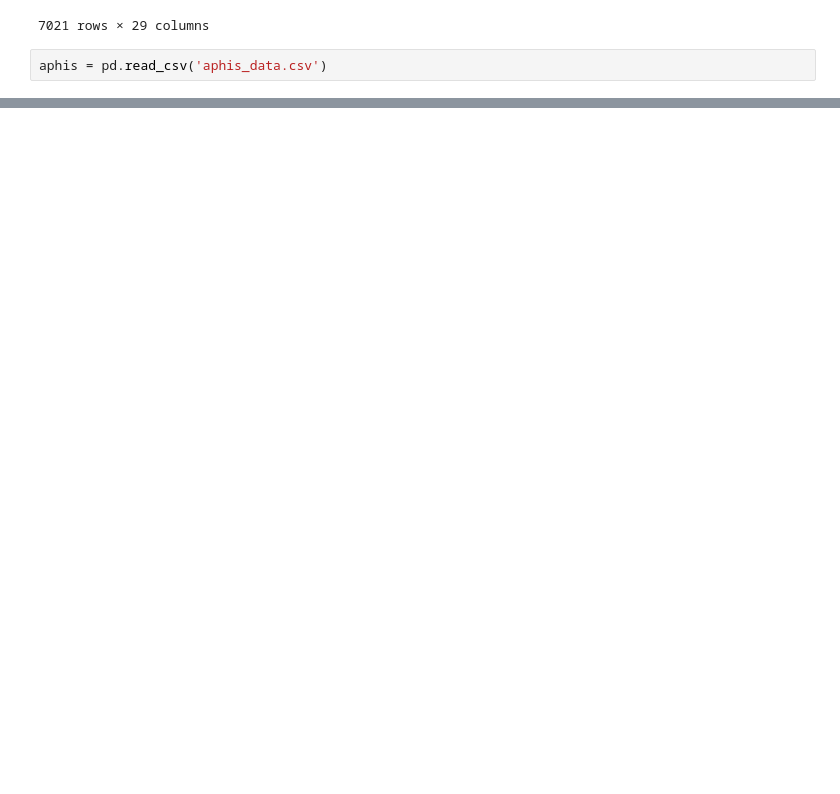
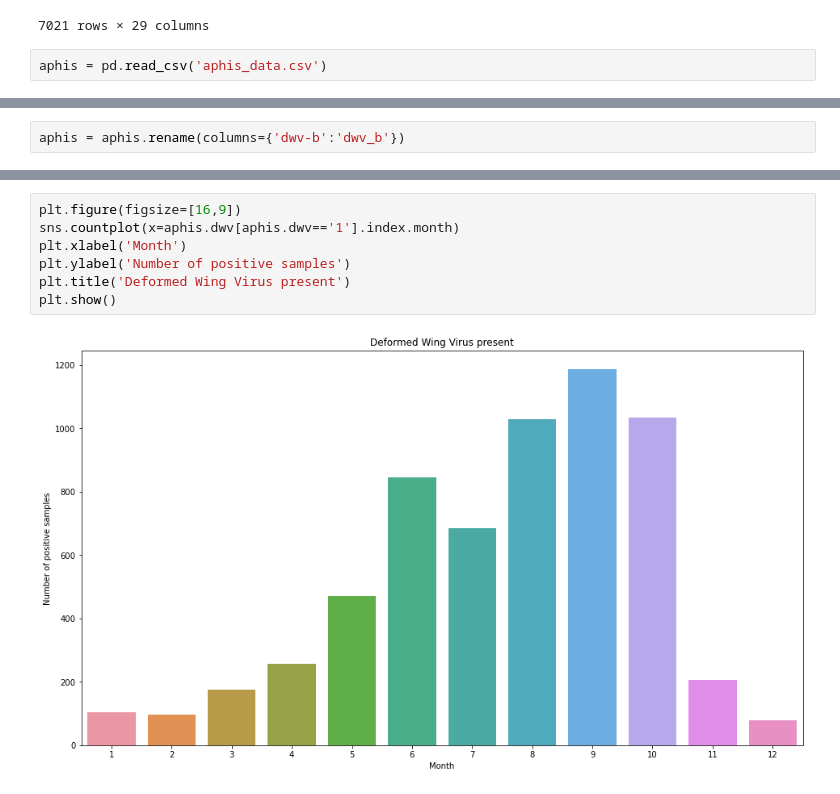
Before and after one commit to Honey-Bee-Roundup-Capstone/dash-repo, a Jupyter notebook: explore2.ipynb, the cells around one changed output, grey strips where cells are left out. Cells and saved outputs as stored; diff of their text form; blank space fills up the shorter version.

```diff
--- a/explore2.ipynb
+++ b/explore2.ipynb
@@ -1452,0 +1387,2 @@ plt.show()
+# %%
+aphis = aphis.rename(columns={'dwv-b':'dwv_b'})
@@ -1452,0 +1442,9 @@ plt.show()
+# %%
+plt.figure(figsize=[16,9])
+sns.countplot(x=aphis.dwv[aphis.dwv=='1'].index.month)
+plt.xlabel('Month')
+plt.ylabel('Number of positive samples')
+plt.title('Deformed Wing Virus present')
+plt.show()
+# %% [output]
+[figure, added]
```
Also changed, not shown: parts of 199 cells of this notebook.
